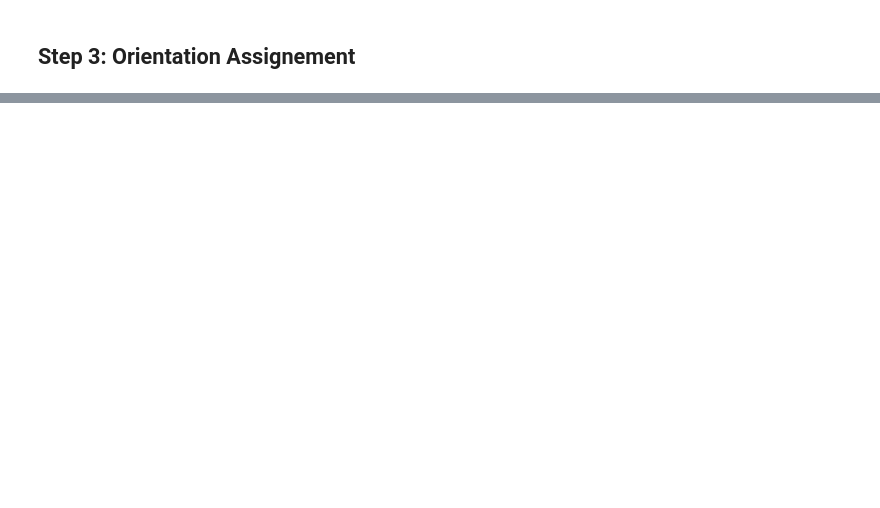
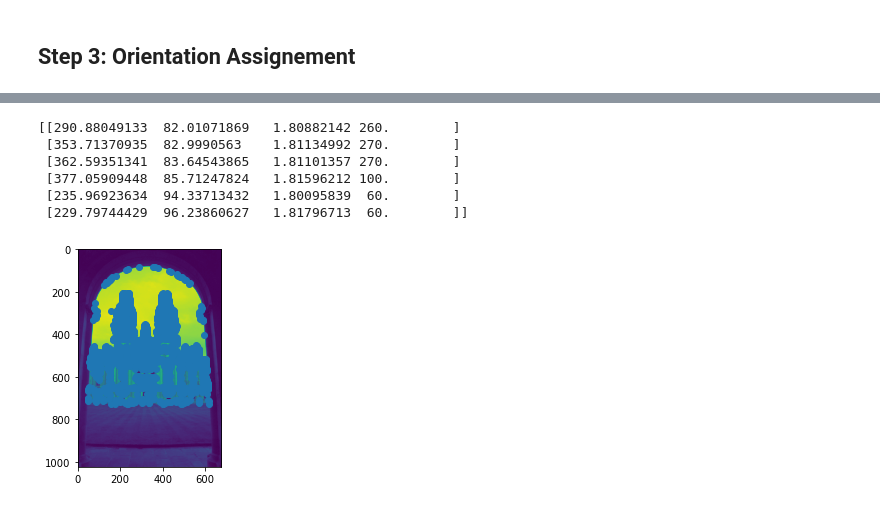
Before and after one commit to fdlci/CV-Project, a Jupyter notebook: sift_by_hand.ipynb, the cells around one changed output, grey strips where cells are left out. Cells and saved outputs as stored; diff of their text form; code cells hidden in the pictures; blank space fills up the shorter version.

```diff
--- a/sift_by_hand.ipynb
+++ b/sift_by_hand.ipynb
@@ -172,11 +190,11 @@ all_keypoints = get_all_keypoints(DoG_oct,dx_thres, r)
 ## Step 3: Orientation Assignement
 # %%
 def get_m_theta(L, x, y):
-    # print(x, y)
-    dx = L[min(L.shape[0]-1, x+1),y] - L[max(0, x-1),y]
-    dy = L[x,min(L.shape[1]-1, y+1)] - L[x,max(0, y-1)]
+    # inversemanet de x, y
+    dy = L[min(L.shape[0]-1, y+1),x] - L[max(0, y-1),x]
+    dx = L[y,min(L.shape[1]-1, x+1)] - L[y,max(0, x-1)]
     m = np.sqrt(dx**2 + dy**2)
-    theta = (np.arctan2(dx, dy)+np.pi) * 180/np.pi
+    theta = (np.arctan2(dy, dx)+np.pi)*180/np.pi
     return m, theta
 
 def quantize_orientation(theta, num_bins):
@@ -192 +223,5 @@ def neighborhood(img, x, y, size):
+# %%
+def quantize_orientation(theta, num_bins):
+    bin_width = 360//num_bins
+    return int(np.floor(theta)//bin_width)
 # %%
@@ -254,0 +255,17 @@ print(octa.shape)
+# %%
+print(new_kps[0:6])
+# print(np.where(new_kps[:,3] == 0))
+# %% [output]
+[[290.88049133  82.01071869   1.80882142 260.        ]
+ [353.71370935  82.9990563    1.81134992 270.        ]
+ [362.59351341  83.64543865   1.81101357 270.        ]
+ [377.05909448  85.71247824   1.81596212 100.        ]
+ [235.96923634  94.33713432   1.80095839  60.        ]
+ [229.79744429  96.23860627   1.81796713  60.        ]]
+# %%
+x,y = new_kps[:,0], new_kps[:,1]
+plt.imshow(img)
+plt.plot(x,y, 'o')
+plt.show()
+# %% [output]
+[figure, added]
```
Also changed, not shown: parts of 13 cells of this notebook, 3 other files.
